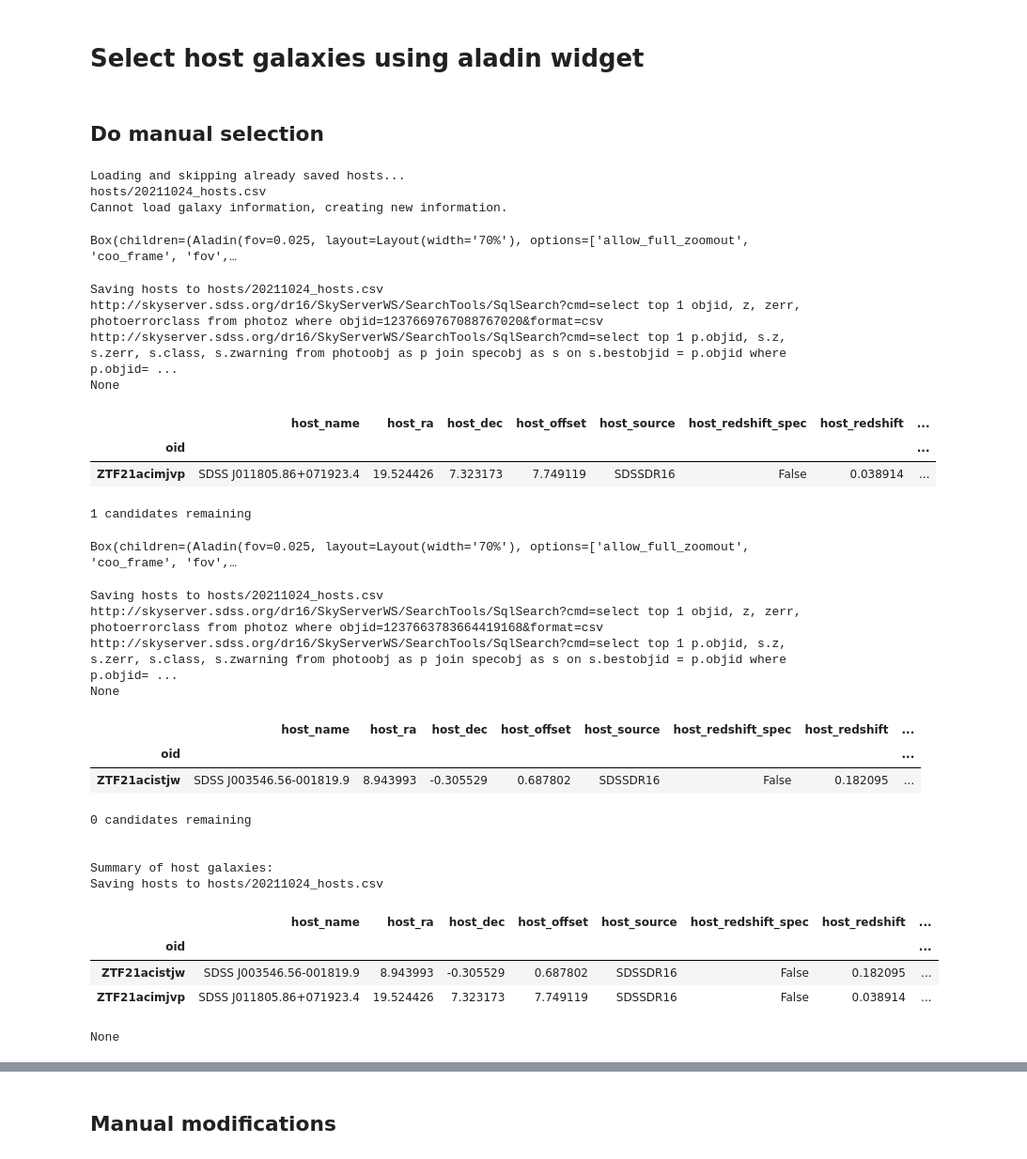
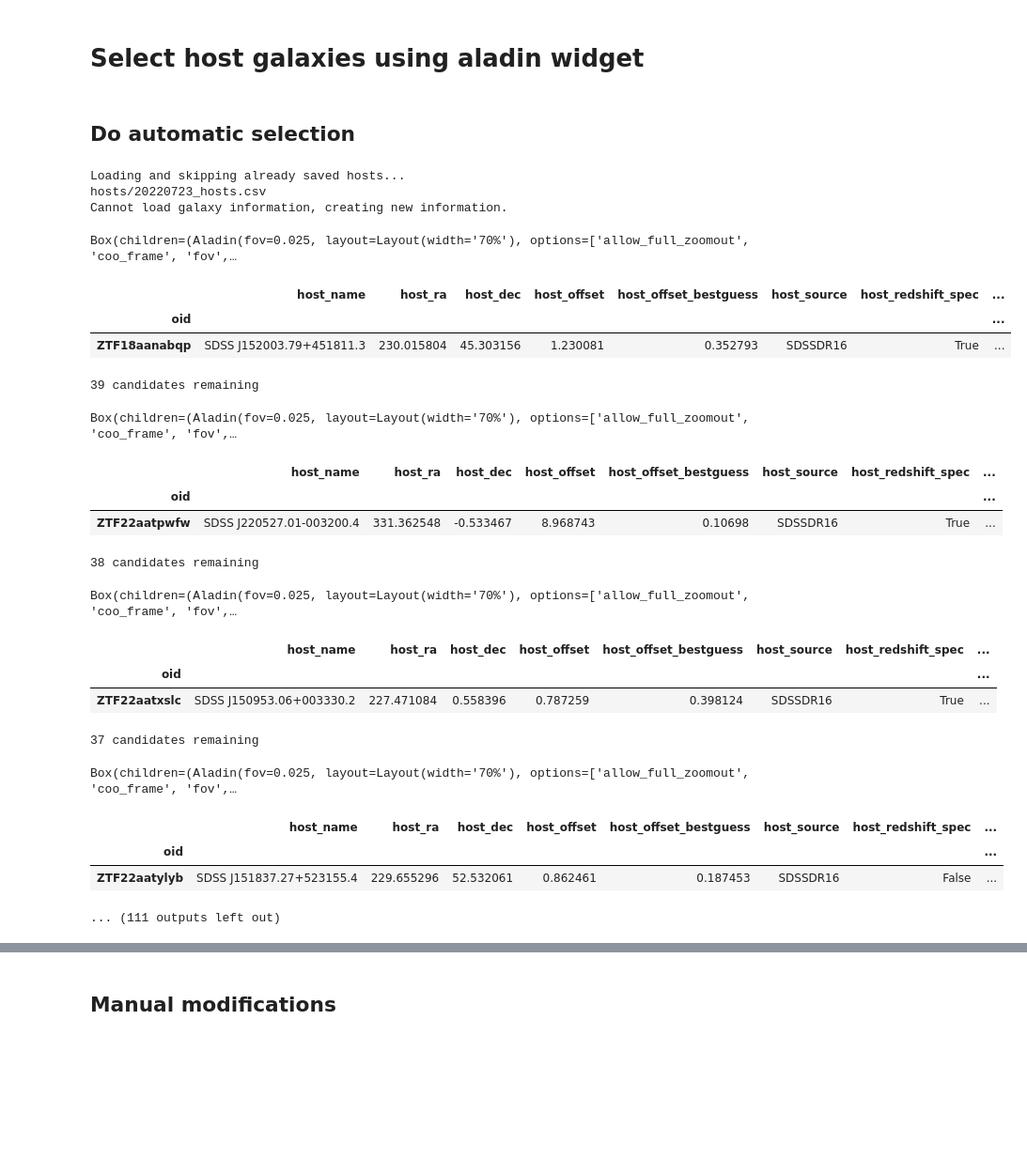
Before and after one commit to alercebroker/TNS_upload, a Jupyter notebook: ALeRCE_ZTF_TNS_send_SNe.ipynb, the cells around one changed output, grey strips where cells are left out. Shown at 94% size. Drawn from its saved outputs; the diff is of its cells as text; code cells hidden in the pictures; blank space fills up the shorter version.

```diff
--- a/ALeRCE_ZTF_TNS_send_SNe.ipynb
+++ b/ALeRCE_ZTF_TNS_send_SNe.ipynb
@@ -43,4 +72,4 @@ print(candidates, len(candidates))
 # %% [markdown]
 # Select host galaxies using aladin widget
 # %% [markdown]
-## Do manual selection
+## Do automatic selection
@@ -47,33 +79,26 @@ print(candidates, len(candidates))
 # %%
-alerce.select_hosts(candidates, refstring, catsHTM=False, vizier=False)
+alerce.select_hosts(candidates, refstring, ned=True, simbad=True, catsHTM=False, vizier=False)
 # %% [output]
 Loading and skipping already saved hosts...
-hosts/20211024_hosts.csv
+hosts/20220723_hosts.csv
 Cannot load galaxy information, creating new information.
 Box(children=(Aladin(fov=0.025, layout=Layout(width='70%'), options=['allow_full_zoomout', 'coo_frame', 'fov',…
+|  | host_name | host_ra | host_dec | host_offset | host_offset_bestguess | host_source | host_redshift_spec | ... |
+| oid |  |  |  |  |  |  |  | ... |
+| ZTF18aanabqp | SDSS J152003.79+451811.3 | 230.015804 | 45.303156 | 1.230081 | 0.352793 | SDSSDR16 | True | ... |
-Saving hosts to hosts/20211024_hosts.csv
-http://skyserver.sdss.org/dr16/SkyServerWS/SearchTools/SqlSearch?cmd=select top 1 objid, z, zerr, photoerrorclass from photoz where objid=1237669767088767020&format=csv
-http://skyserver.sdss.org/dr16/SkyServerWS/SearchTools/SqlSearch?cmd=select top 1 p.objid, s.z, s.zerr, s.class, s.zwarning from photoobj as p join specobj as s on s.bestobjid = p.objid where p.objid= ...
-None
+39 candidates remaining
-|  | host_name | host_ra | host_dec | host_offset | host_source | host_redshift_spec | host_redshift | ... |
-| oid |  |  |  |  |  |  |  | ... |
-| ZTF21acimjvp | SDSS J011805.86+071923.4 | 19.524426 | 7.323173 | 7.749119 | SDSSDR16 | False | 0.038914 | ... |
-1 candidates remaining
+Box(children=(Aladin(fov=0.025, layout=Layout(width='70%'), options=['allow_full_zoomout', 'coo_frame', 'fov',…
+|  | host_name | host_ra | host_dec | host_offset | host_offset_bestguess | host_source | host_redshift_spec | ... |
+| oid |  |  |  |  |  |  |  | ... |
+| ZTF22aatpwfw | SDSS J220527.01-003200.4 | 331.362548 | -0.533467 | 8.968743 | 0.10698 | SDSSDR16 | True | ... |
-Box(children=(Aladin(fov=0.025, layout=Layout(width='70%'), options=['allow_full_zoomout', 'coo_frame', 'fov',…
+38 candidates remaining
-Saving hosts to hosts/20211024_hosts.csv
-http://skyserver.sdss.org/dr16/SkyServerWS/SearchTools/SqlSearch?cmd=select top 1 objid, z, zerr, photoerrorclass from photoz where objid=1237663783664419168&format=csv
-http://skyserver.sdss.org/dr16/SkyServerWS/SearchTools/SqlSearch?cmd=select top 1 p.objid, s.z, s.zerr, s.class, s.zwarning from photoobj as p join specobj as s on s.bestobjid = p.objid where p.objid= ...
-None
+Box(children=(Aladin(fov=0.025, layout=Layout(width='70%'), options=['allow_full_zoomout', 'coo_frame', 'fov',…
-|  | host_name | host_ra | host_dec | host_offset | host_source | host_redshift_spec | host_redshift | ... |
-| oid |  |  |  |  |  |  |  | ... |
-| ZTF21acistjw | SDSS J003546.56-001819.9 | 8.943993 | -0.305529 | 0.687802 | SDSSDR16 | False | 0.182095 | ... |
+|  | host_name | host_ra | host_dec | host_offset | host_offset_bestguess | host_source | host_redshift_spec | ... |
+| oid |  |  |  |  |  |  |  | ... |
+| ZTF22aatxslc | SDSS J150953.06+003330.2 | 227.471084 | 0.558396 | 0.787259 | 0.398124 | SDSSDR16 | True | ... |
-0 candidates remaining
-
-
-Summary of host galaxies:
-Saving hosts to hosts/20211024_hosts.csv
+37 candidates remaining
-|  | host_name | host_ra | host_dec | host_offset | host_source | host_redshift_spec | host_redshift | ... |
-| oid |  |  |  |  |  |  |  | ... |
-| ZTF21acistjw | SDSS J003546.56-001819.9 | 8.943993 | -0.305529 | 0.687802 | SDSSDR16 | False | 0.182095 | ... |
-| ZTF21acimjvp | SDSS J011805.86+071923.4 | 19.524426 | 7.323173 | 7.749119 | SDSSDR16 | False | 0.038914 | ... |
-None
+Box(children=(Aladin(fov=0.025, layout=Layout(width='70%'), options=['allow_full_zoomout', 'coo_frame', 'fov',…
+|  | host_name | host_ra | host_dec | host_offset | host_offset_bestguess | host_source | host_redshift_spec | ... |
+| oid |  |  |  |  |  |  |  | ... |
+| ZTF22aatylyb | SDSS J151837.27+523155.4 | 229.655296 | 52.532061 | 0.862461 | 0.187453 | SDSSDR16 | False | ... |
+... (111 outputs left out)
```
Also changed, not shown: parts of 23 cells of this notebook, 1 other file.
